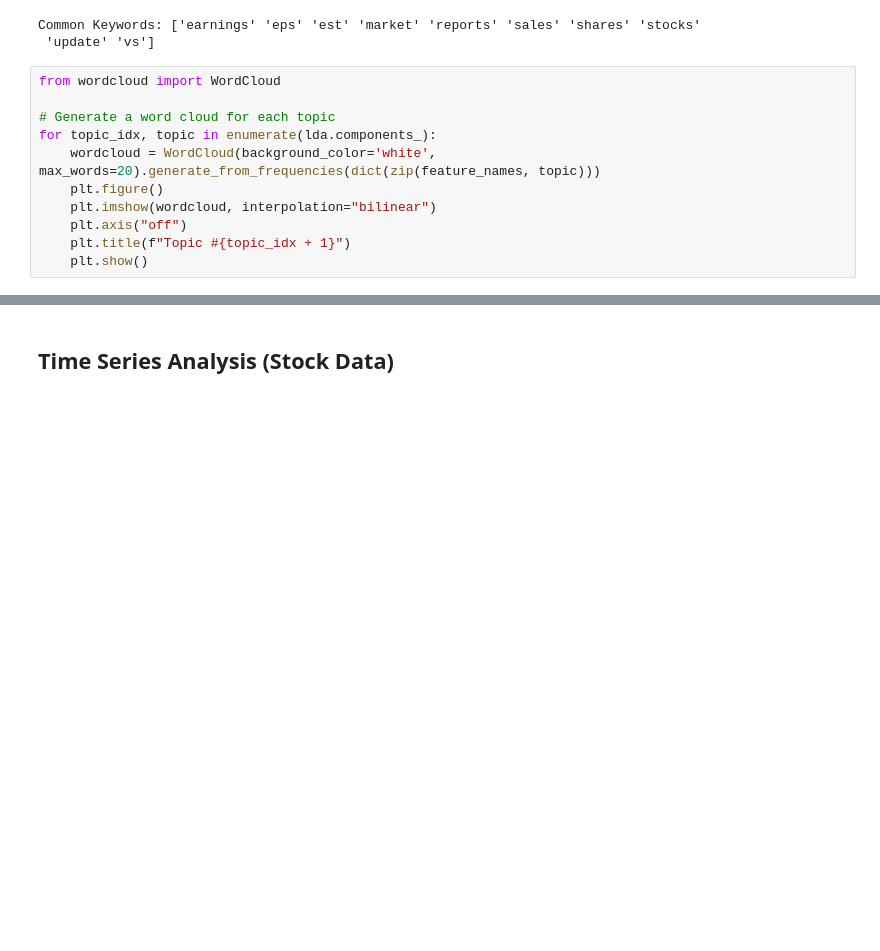
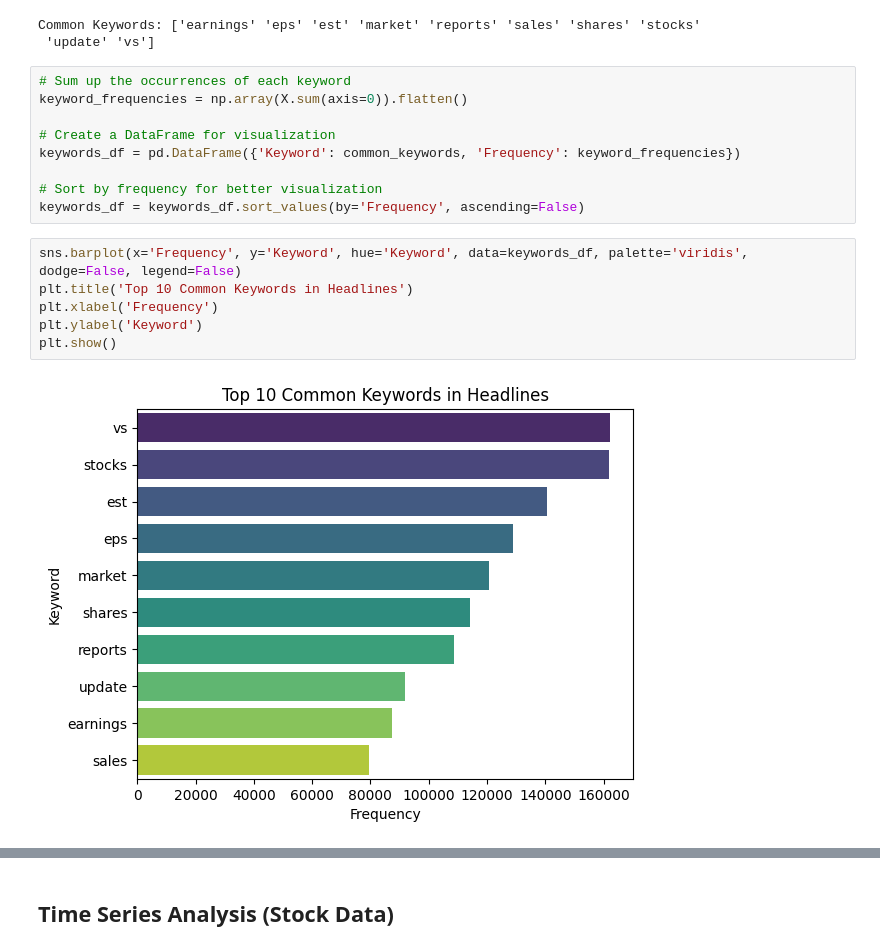
Before and after one commit to olaniSiyum/financial-news-analysis, a Jupyter notebook: notebooks/EDA.ipynb, the cells around one changed output, grey strips where cells are left out. Drawn from its saved outputs; the diff is of its cells as text; blank space fills up the shorter version.

```diff
--- a/notebooks/EDA.ipynb
+++ b/notebooks/EDA.ipynb
@@ -201,14 +249,20 @@ print("Common Keywords:", common_keywords)
 # %% [output]
 Common Keywords: ['earnings' 'eps' 'est' 'market' 'reports' 'sales' 'shares' 'stocks'
  'update' 'vs']
-# %%
-from wordcloud import WordCloud
-
-# Generate a word cloud for each topic
-for topic_idx, topic in enumerate(lda.components_):
-    wordcloud = WordCloud(background_color='white', max_words=20).generate_from_frequencies(dict(zip(feature_names, topic)))
-    plt.figure()
-    plt.imshow(wordcloud, interpolation="bilinear")
-    plt.axis("off")
-    plt.title(f"Topic #{topic_idx + 1}")
-    plt.show()
+# %%
+# Sum up the occurrences of each keyword
+keyword_frequencies = np.array(X.sum(axis=0)).flatten()
+
+# Create a DataFrame for visualization
+keywords_df = pd.DataFrame({'Keyword': common_keywords, 'Frequency': keyword_frequencies})
+
+# Sort by frequency for better visualization
+keywords_df = keywords_df.sort_values(by='Frequency', ascending=False)
+# %%
+sns.barplot(x='Frequency', y='Keyword', hue='Keyword', data=keywords_df, palette='viridis', dodge=False, legend=False)
+plt.title('Top 10 Common Keywords in Headlines')
+plt.xlabel('Frequency')
+plt.ylabel('Keyword')
+plt.show()
+# %% [output]
+[figure, added]
```
Also changed, not shown: parts of 15 cells of this notebook, 5 other files.
